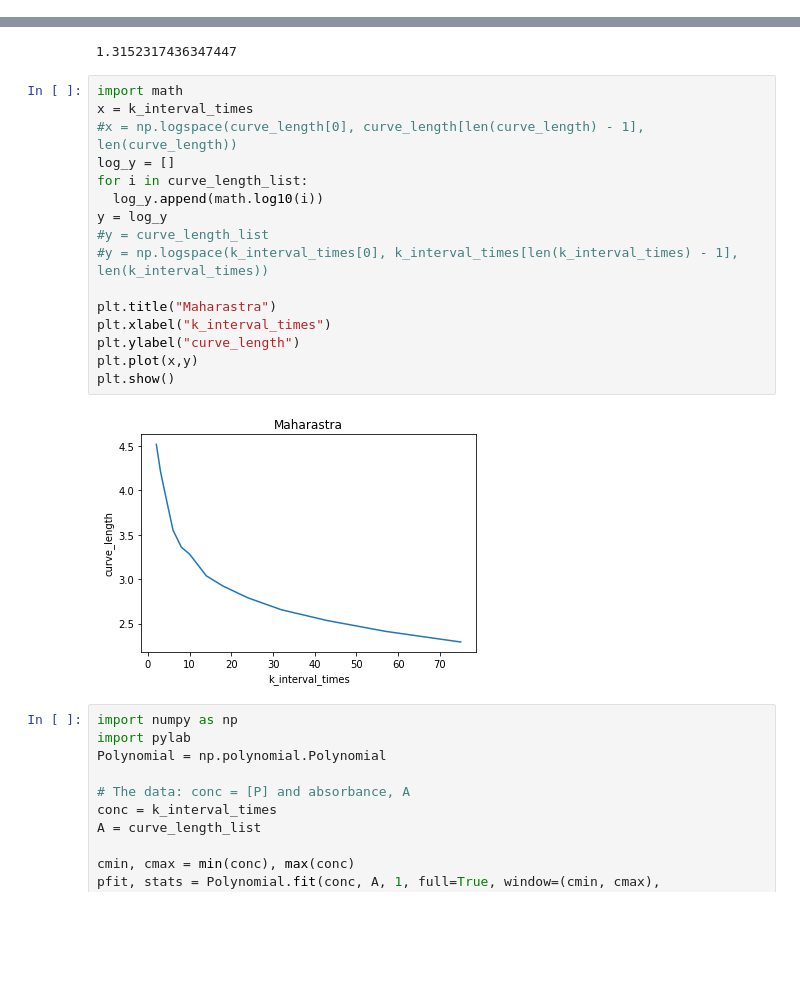
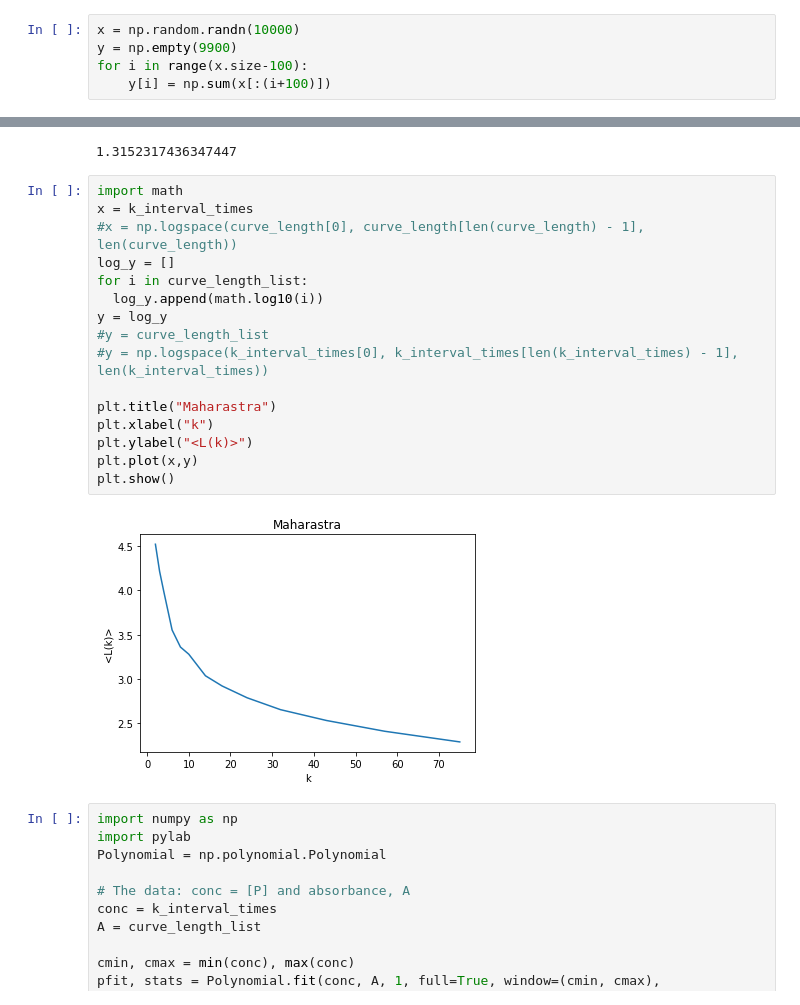
Before and after one commit to sankalpachowdhury/Fractal_Analysis, a Jupyter notebook: Higuchi_Fractal_analysis.ipynb, the cells around one changed output, grey strips where cells are left out. Drawn from its saved outputs; the diff is of its cells as text; blank space fills up the shorter version.

```diff
--- a/Higuchi_Fractal_analysis.ipynb
+++ b/Higuchi_Fractal_analysis.ipynb
@@ -189,6 +191,11 @@ def init_lib():
     lib.curve_length.argtypes = [rwptr_sizet, ctypes.c_size_t, rwptr, ctypes.c_size_t, rwptr]
 
     return lib;
+# %%
+x = np.random.randn(10000)
+y = np.empty(9900)
+for i in range(x.size-100):
+	y[i] = np.sum(x[:(i+100)])
 # %%
 # Validation of the algorithm
 x = np.random.randn(10000)
@@ -520,21 +528,21 @@ hfd(data_list)
 # %%
 import math
 x = k_interval_times
 #x = np.logspace(curve_length[0], curve_length[len(curve_length) - 1], len(curve_length))
 log_y = []
 for i in curve_length_list:
   log_y.append(math.log10(i))
 y = log_y
 #y = curve_length_list
 #y = np.logspace(k_interval_times[0], k_interval_times[len(k_interval_times) - 1], len(k_interval_times))
 
 plt.title("Maharastra")
-plt.xlabel("k_interval_times")
-plt.ylabel("curve_length")
+plt.xlabel("k")
+plt.ylabel("<L(k)>")
 plt.plot(x,y)
 plt.show()
 # %% [output]
-[figure, old version]
+[figure, new version]
 # %%
 import numpy as np
 import pylab
```
Also changed, not shown: parts of 4 cells of this notebook.
